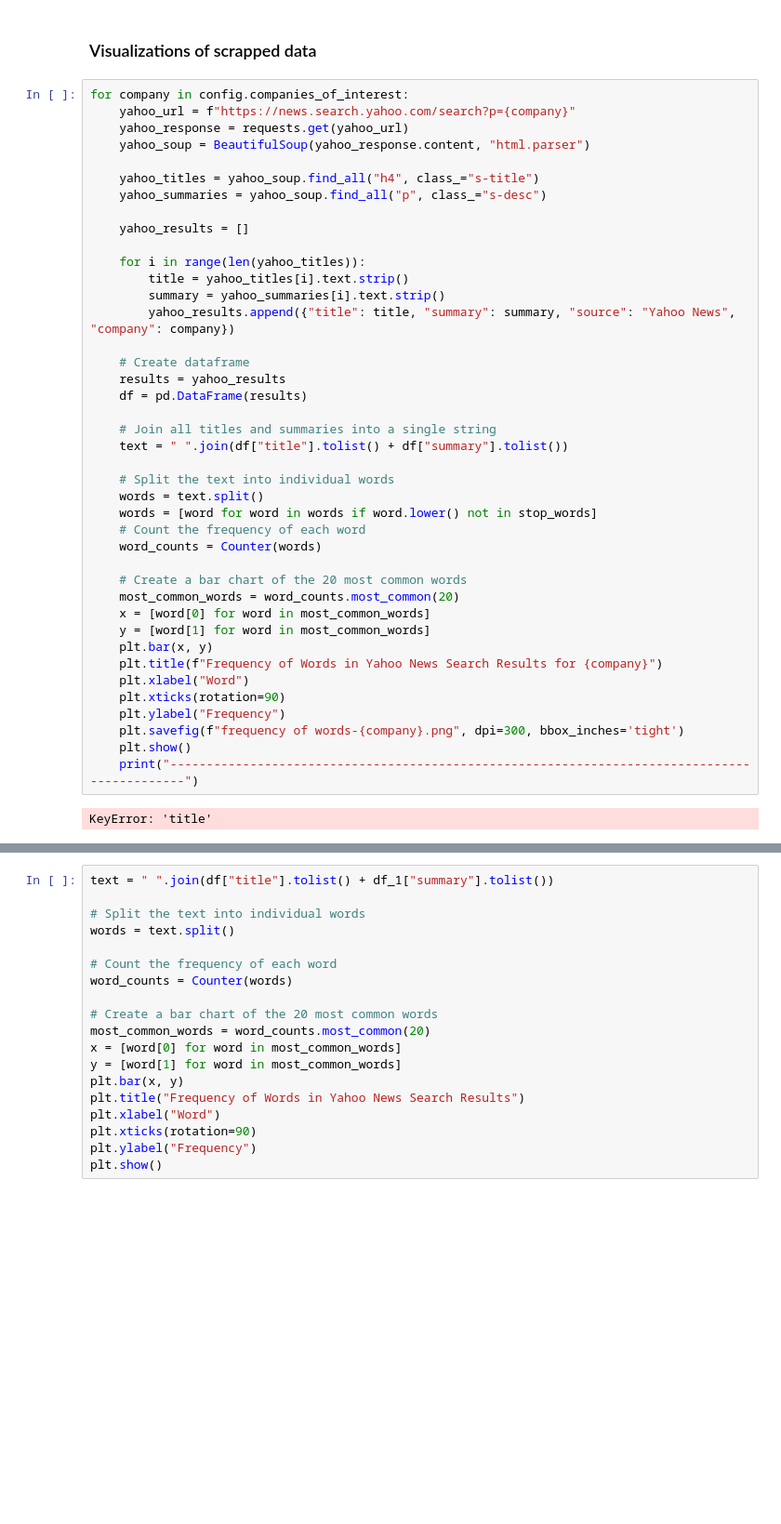
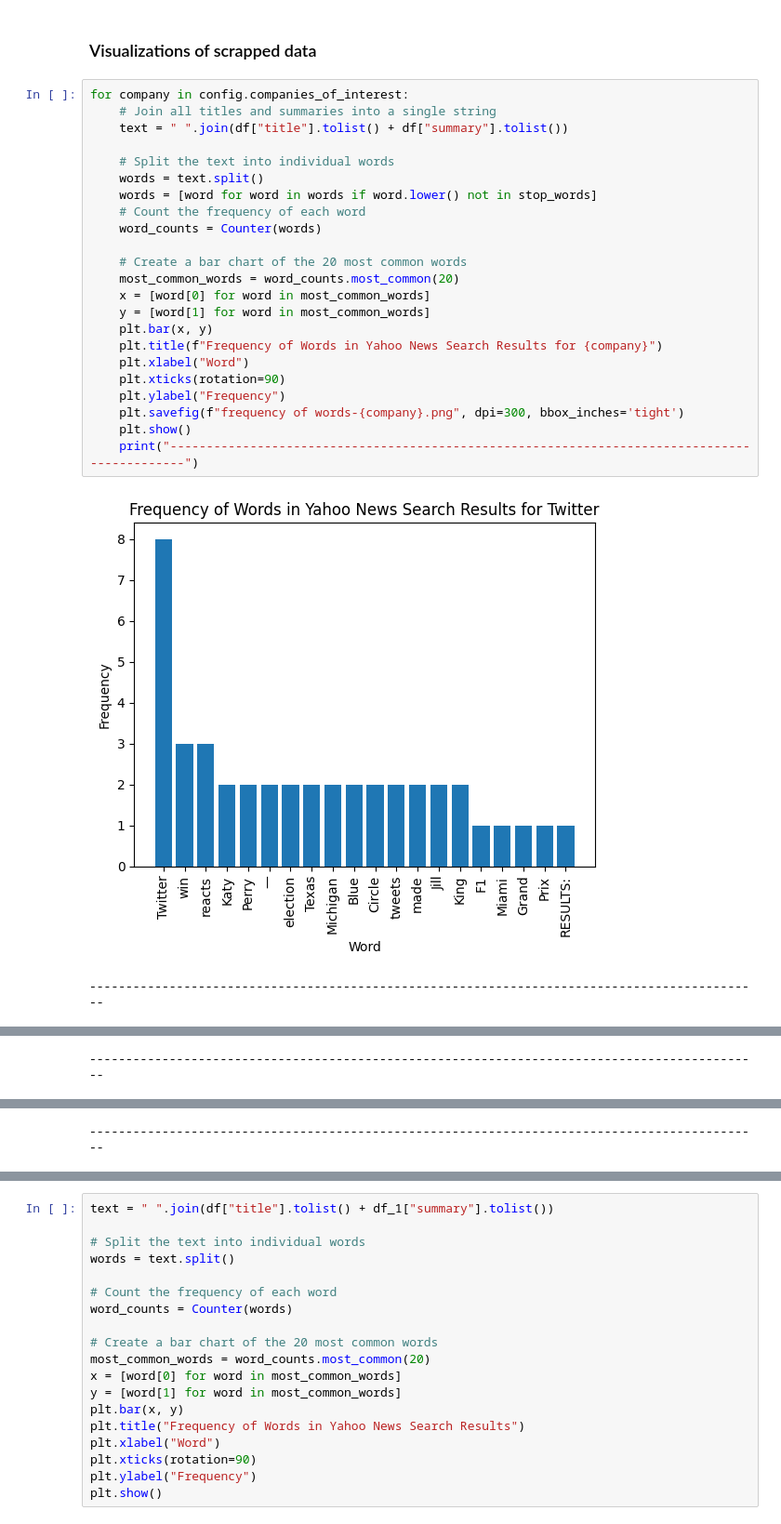
Before and after one commit to udaykumar1997/Deep-Learning-for-Sentiment-Analysis-of-Financial-News, a Jupyter notebook: 2-Scraping (Yahoo news).ipynb, the cells around one changed output, grey strips where cells are left out. Shown at 93% size. Drawn from its saved outputs; the diff is of its cells as text; blank space fills up the shorter version.

```diff
--- a/2-Scraping (Yahoo news).ipynb
+++ b/2-Scraping (Yahoo news).ipynb
@@ -70,44 +73,27 @@ Index: []
 ### Visualizations of scrapped data
 # %%
 for company in config.companies_of_interest:
-    yahoo_url = f"https://news.search.yahoo.com/search?p={company}"
-    yahoo_response = requests.get(yahoo_url)
-    yahoo_soup = BeautifulSoup(yahoo_response.content, "html.parser")
-
-    yahoo_titles = yahoo_soup.find_all("h4", class_="s-title")
-    yahoo_summaries = yahoo_soup.find_all("p", class_="s-desc")
-
-    yahoo_results = []
-
-    for i in range(len(yahoo_titles)):
-        title = yahoo_titles[i].text.strip()
-        summary = yahoo_summaries[i].text.strip()
-        yahoo_results.append({"title": title, "summary": summary, "source": "Yahoo News", "company": company})
-
-    # Create dataframe
-    results = yahoo_results
-    df = pd.DataFrame(results)
-
     # Join all titles and summaries into a single string
     text = " ".join(df["title"].tolist() + df["summary"].tolist())
 
     # Split the text into individual words
     words = text.split()
     words = [word for word in words if word.lower() not in stop_words]
     # Count the frequency of each word
     word_counts = Counter(words)
 
     # Create a bar chart of the 20 most common words
     most_common_words = word_counts.most_common(20)
     x = [word[0] for word in most_common_words]
     y = [word[1] for word in most_common_words]
     plt.bar(x, y)
     plt.title(f"Frequency of Words in Yahoo News Search Results for {company}")
     plt.xlabel("Word")
     plt.xticks(rotation=90)
     plt.ylabel("Frequency")
     plt.savefig(f"frequency of words-{company}.png", dpi=300, bbox_inches='tight')
     plt.show()
     print("---------------------------------------------------------------------------------------------")
 # %% [output]
+[figure, added]
-KeyError: 'title'
+---------------------------------------------------------------------------------------------
@@ -113,0 +101 @@ KeyError: 'title'
+---------------------------------------------------------------------------------------------
@@ -113,0 +103 @@ KeyError: 'title'
+---------------------------------------------------------------------------------------------
```
Also changed, not shown: parts of 15 cells of this notebook, 9 other files.
